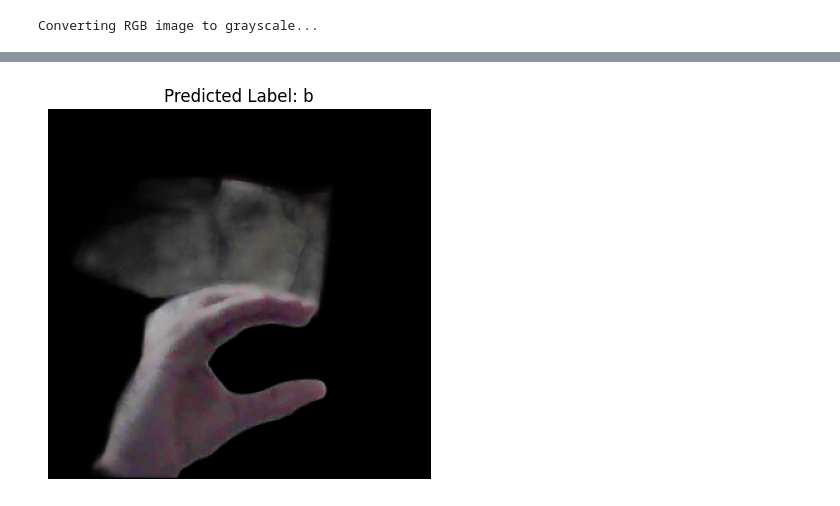
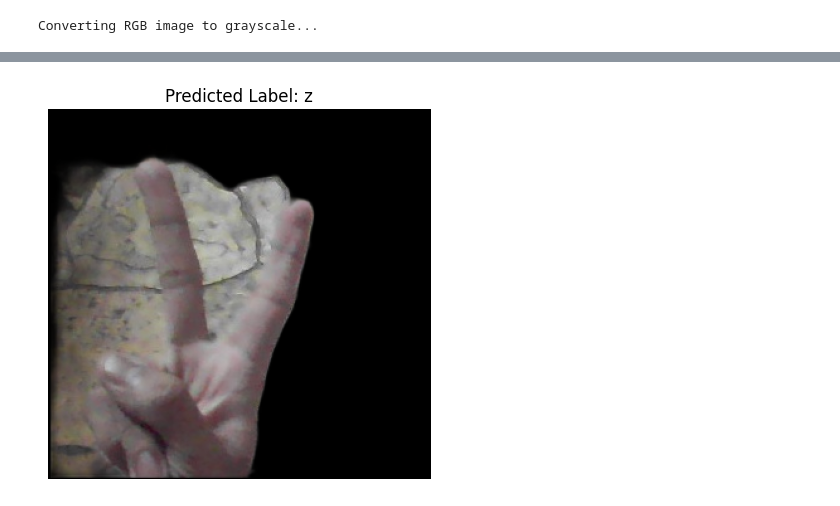
Before and after one commit to DeepMathukiya/SignToSpeech, a Jupyter notebook: useasl.ipynb, the cells around one changed output, grey strips where cells are left out. Saved outputs shown, nothing was run; the diff lists cells and outputs as text; code cells hidden in the pictures.

```diff
--- a/useasl.ipynb
+++ b/useasl.ipynb
@@ -102,7 +102,7 @@ def classify_image(image_path):
     predicted_class = np.argmax(prediction)
     predicted_label = class_labels[predicted_class]
     return predicted_label
-image_path = 'saved_img2.jpg'
+image_path = 'saved_img.jpg'
 predicted_label = classify_image(image_path)
 print(f'The predicted label for the input image is: {predicted_label}')
 img = load_img(image_path)
@@ -116,4 +116,4 @@ The predicted label for the input image is: b
-[figure, old version]
+[figure, new version]
 # %%
 import pyttsx3
 engine = pyttsx3.init()
```
Also changed, not shown: parts of 5 cells of this notebook, 5 other files.
